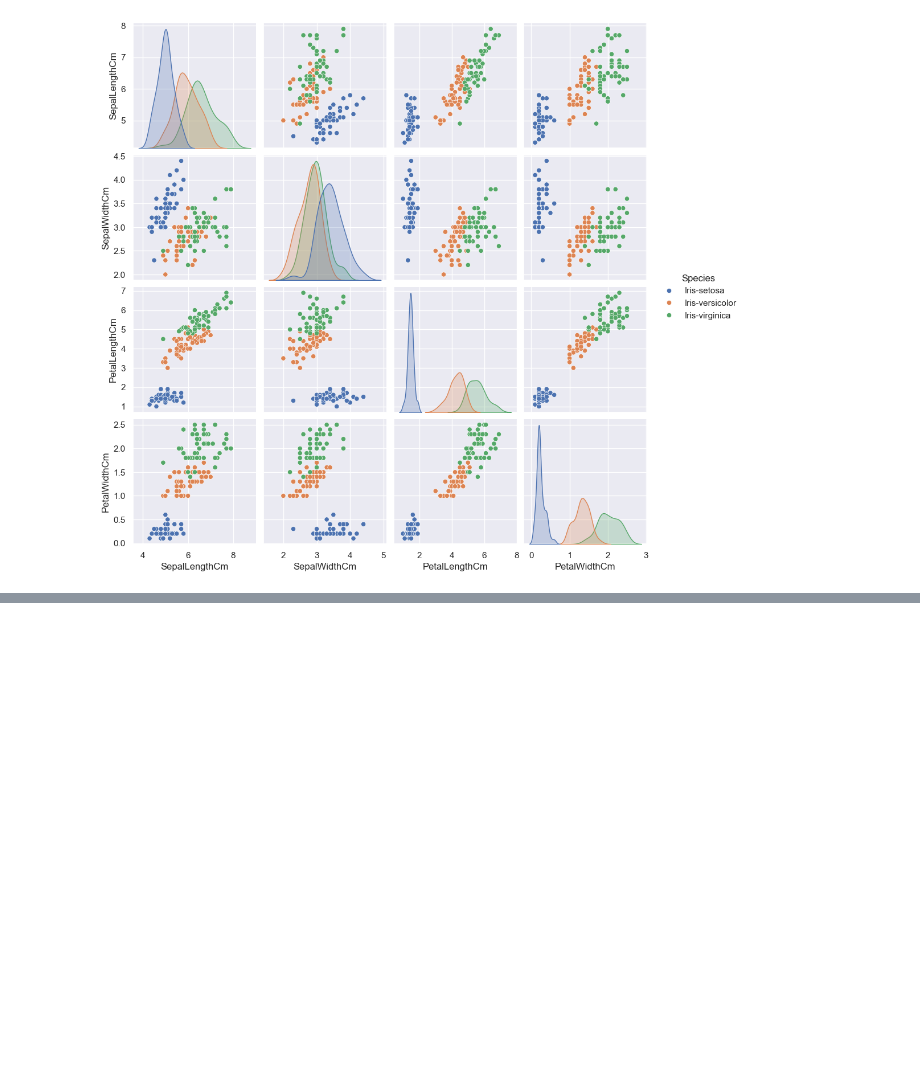
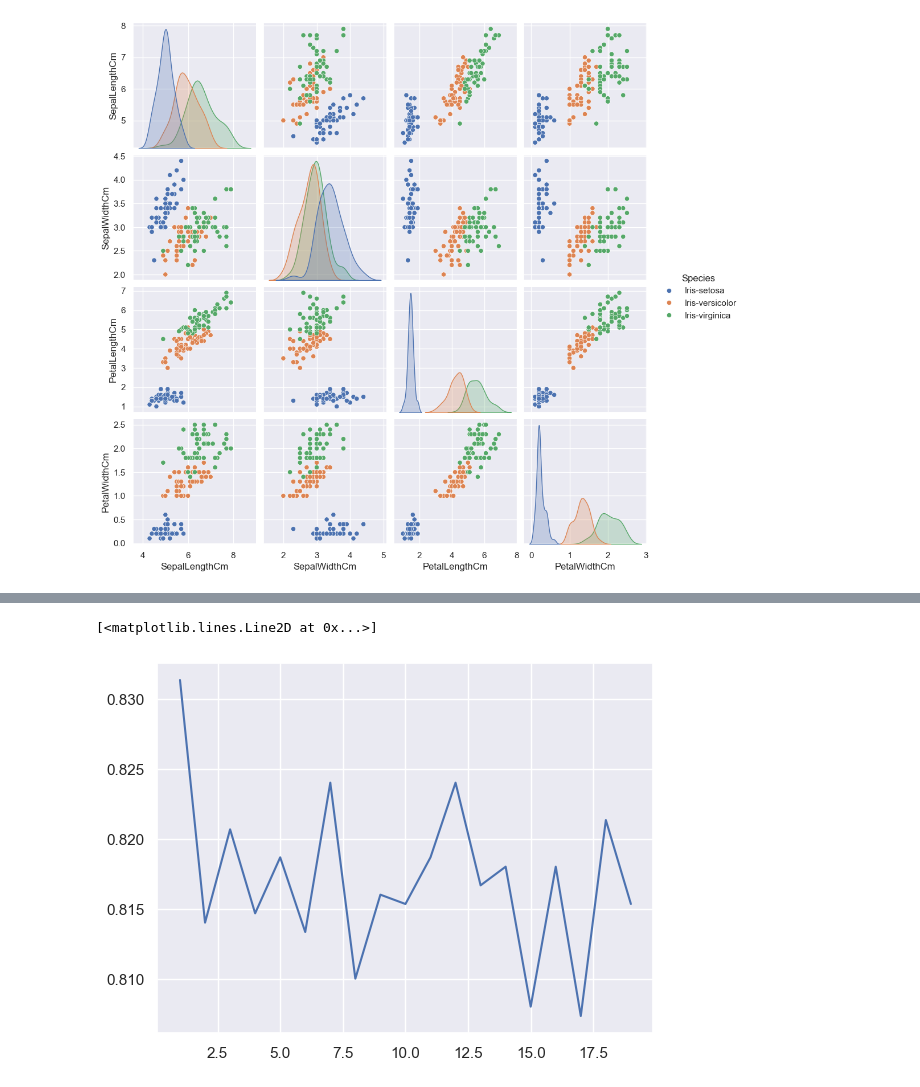
Before and after one commit to LunaticZebra/understanding-neural-networks-book, a Jupyter notebook: kohonen/KohonenIrisDataset.ipynb, the cells around one changed output, grey strips where cells are left out. Saved outputs shown, nothing was run; the diff lists cells and outputs as text; code cells hidden in the pictures; blank space fills up the shorter version.

```diff
--- a/kohonen/KohonenIrisDataset.ipynb
+++ b/kohonen/KohonenIrisDataset.ipynb
@@ -220,0 +221,38 @@ print(confusion_matrix)
+# %%
+
+num_of_epochs = 100
+lr_decay = 0.99
+
+neurodes_number = 400
+shape = (20, 20)
+
+
+neigbourhood = 1
+neigbourhood_step = 1
+neigbourhood_limit = shape[0]
+neighbourhood_range = np.arange(neigbourhood, neigbourhood_limit, neigbourhood_step)
+
+accuracies_n = [0] * len(neighbourhood_range)
+for _ in range(0, 10):
+    i = 0
+    for n in neighbourhood_range:
+
+        kohonen = KohonenNetwork(4, neurodes_number, shape, Topology.HEXAGONAL)
+        start_time = time.time()
+
+        kohonen.train_network(normalized_input_patterns, 0.0005, math.floor(neurodes_number/n), num_of_epochs, lr_decay)
+
+        end_time = time.time()
+        predicted_labels = kohonen.predict_labels(normalized_input_patterns)
+        predicted_df = features.copy(True)
+        predicted_df["Cluster"] = predicted_labels
+        cluster_to_species_map = map_cluster_to_species(predicted_df)
+        for j in range(len(predicted_df)):
+            predicted_df.at[j, "Species"] = cluster_to_species_map[predicted_df.at[j, "Cluster"]]
+        acc = accuracy_score(df['Species'], predicted_df["Species"])
+        accuracies_n[i] += acc
+        print(f"Number of neighbours: {n}, accuracy: {acc}, time: {end_time - start_time}")
+        i += 1
+
+for i in range(len(accuracies_n)):
+    accuracies_n[i] = accuracies_n[i]/10
@@ -220,0 +277,5 @@ print(confusion_matrix)
+# %%
+plt.plot(neighbourhood_range, accuracies_n)
+# %% [output]
+[<matplotlib.lines.Line2D at 0x...>]
+[figure, added]
```
Also changed, not shown: parts of 11 cells of this notebook, 1 other file.
